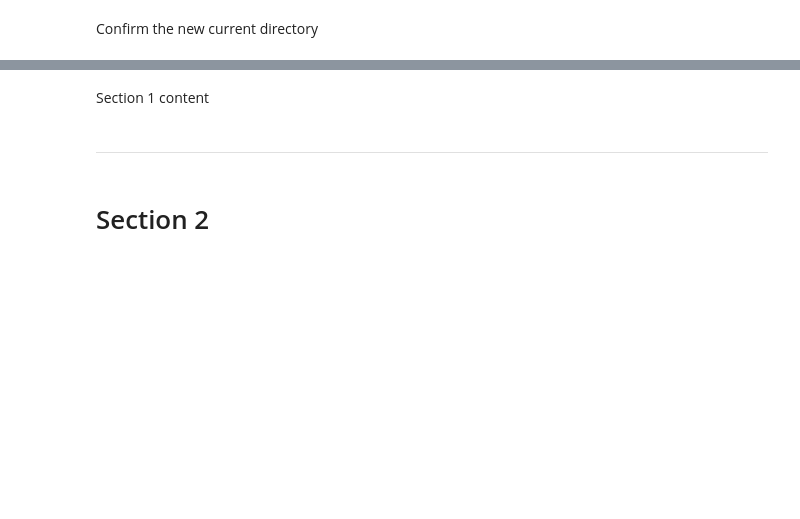
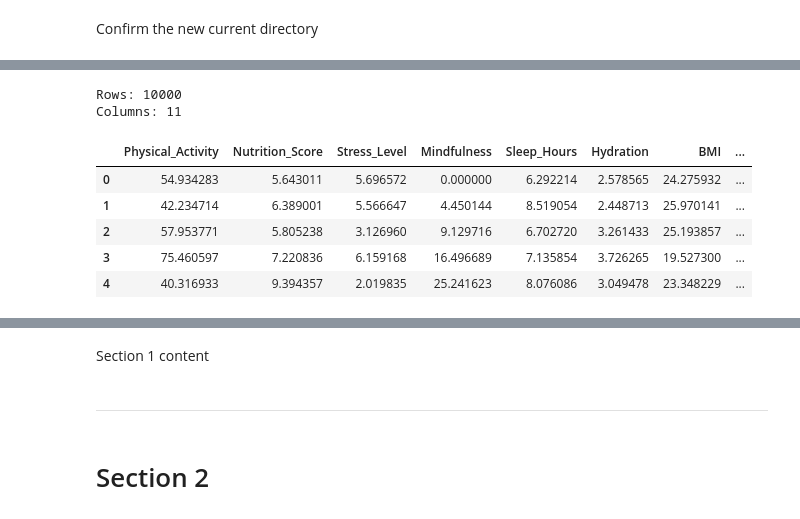
Before and after one commit to LieneRubule/Holistic-Health-and-Lifestyle-Score-Dataset, a Jupyter notebook: jupyter_notebooks/01_Data_Inspection_and_Cleaning.ipynb, the cells around one changed output, grey strips where cells are left out. Drawn from its saved outputs; the diff is of its cells as text; code cells hidden in the pictures; blank space fills up the shorter version.

```diff
--- a/jupyter_notebooks/01_Data_Inspection_and_Cleaning.ipynb
+++ b/jupyter_notebooks/01_Data_Inspection_and_Cleaning.ipynb
@@ -57,0 +69,21 @@ current_dir
+# %%
+import pandas as pd
+
+file_path = "holistic_health_lifestyle_dataset.csv"
+
+df_raw = pd.read_csv(file_path)
+df = df_raw.copy()
+
+print("Rows:", df.shape[0])
+print("Columns:", df.shape[1])
+
+df.head()
+# %% [output]
+Rows: 10000
+Columns: 11
+|  | Physical_Activity | Nutrition_Score | Stress_Level | Mindfulness | Sleep_Hours | Hydration | BMI | ... |
+| 0 | 54.934283 | 5.643011 | 5.696572 | 0.000000 | 6.292214 | 2.578565 | 24.275932 | ... |
+| 1 | 42.234714 | 6.389001 | 5.566647 | 4.450144 | 8.519054 | 2.448713 | 25.970141 | ... |
+| 2 | 57.953771 | 5.805238 | 3.126960 | 9.129716 | 6.702720 | 3.261433 | 25.193857 | ... |
+| 3 | 75.460597 | 7.220836 | 6.159168 | 16.496689 | 7.135854 | 3.726265 | 19.527300 | ... |
+| 4 | 40.316933 | 9.394357 | 2.019835 | 25.241623 | 8.076086 | 3.049478 | 23.348229 | ... |
```
Also changed, not shown: parts of 15 cells of this notebook.
